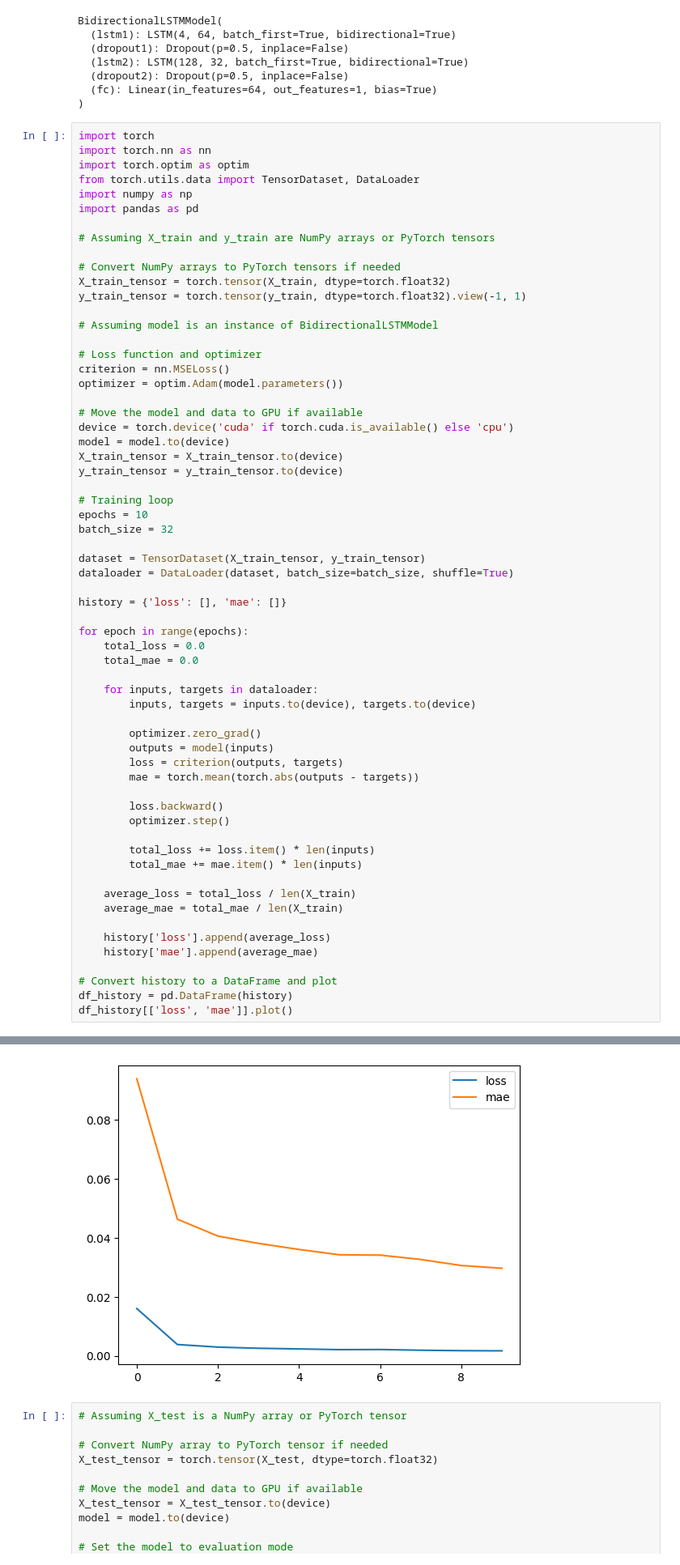
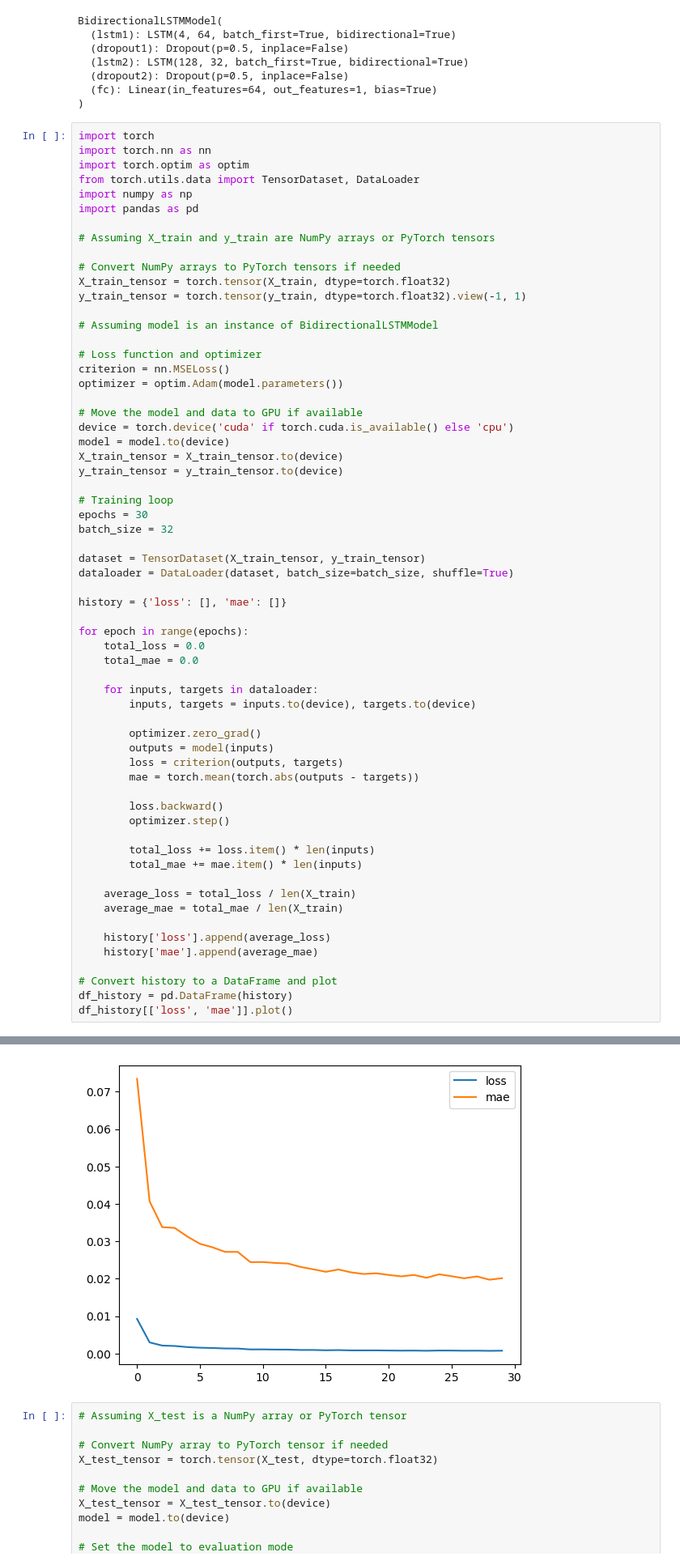
Before and after one commit to team-sesac/transformer-for-finance, a Jupyter notebook: src/ch6_RNN_LSTM/Bidirectional_LSTM_.ipynb, the cells around one changed output, grey strips where cells are left out. Shown at 81% size. Saved outputs shown, nothing was run; the diff lists cells and outputs as text.

```diff
--- a/src/ch6_RNN_LSTM/Bidirectional_LSTM_.ipynb
+++ b/src/ch6_RNN_LSTM/Bidirectional_LSTM_.ipynb
@@ -154,7 +156,7 @@ X_train_tensor = X_train_tensor.to(device)
 y_train_tensor = y_train_tensor.to(device)
 
 # Training loop
-epochs = 10
+epochs = 30
 batch_size = 32
 
 dataset = TensorDataset(X_train_tensor, y_train_tensor)
@@ -164,34 +166,34 @@ history = {'loss': [], 'mae': []}
 
 for epoch in range(epochs):
     total_loss = 0.0
     total_mae = 0.0
 
     for inputs, targets in dataloader:
         inputs, targets = inputs.to(device), targets.to(device)
 
         optimizer.zero_grad()
         outputs = model(inputs)
         loss = criterion(outputs, targets)
         mae = torch.mean(torch.abs(outputs - targets))
 
         loss.backward()
         optimizer.step()
 
         total_loss += loss.item() * len(inputs)
         total_mae += mae.item() * len(inputs)
 
     average_loss = total_loss / len(X_train)
     average_mae = total_mae / len(X_train)
 
     history['loss'].append(average_loss)
     history['mae'].append(average_mae)
 
 # Convert history to a DataFrame and plot
 df_history = pd.DataFrame(history)
 df_history[['loss', 'mae']].plot()
 # %% [output]
 <Axes: >
-[figure, old version]
+[figure, new version]
 # %%
 # Assuming X_test is a NumPy array or PyTorch tensor
 
```
Also changed, not shown: parts of 8 cells of this notebook, 4 other files.
